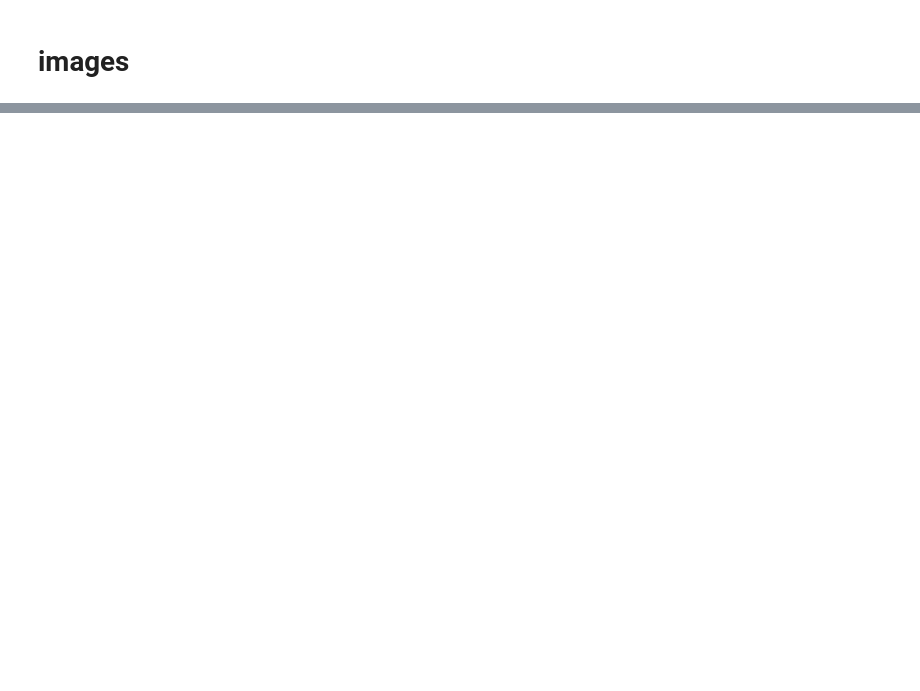
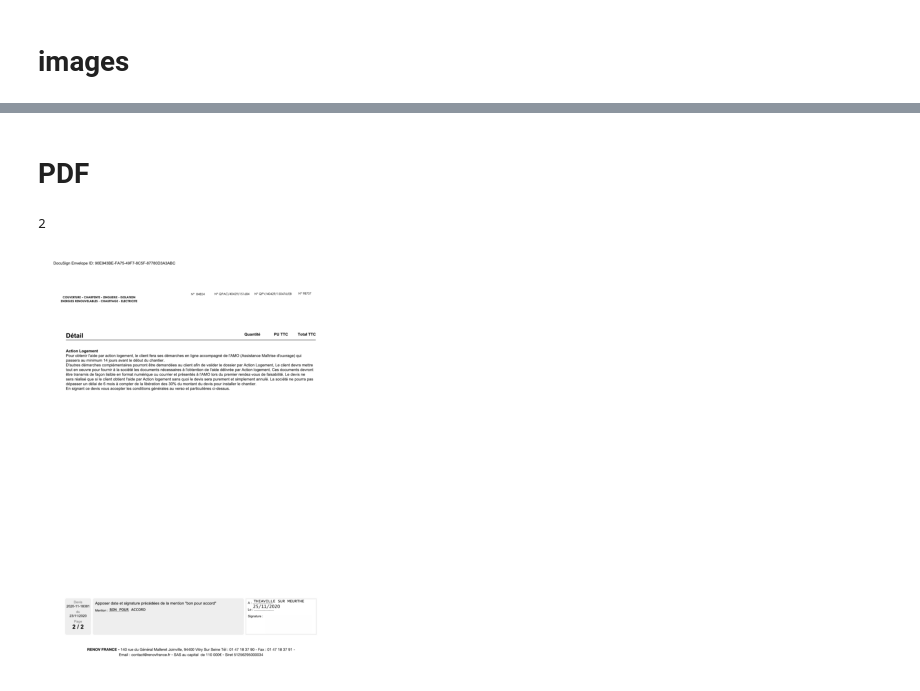
Before and after one commit to EnzoSeason/signature_detection, a Jupyter notebook: lab/dev.ipynb, the cells around one changed output, grey strips where cells are left out. Saved outputs shown, nothing was run; the diff lists cells and outputs as text; code cells hidden in the pictures; blank space fills up the shorter version.

```diff
--- a/lab/dev.ipynb
+++ b/lab/dev.ipynb
@@ -161,3 +169,14 @@ def draw_regions(img, regions):
         crop.save(cwd + '/data/output/signed_image_region_{}.jpeg'.format(key), 'JPEG')
 # %%
 draw_regions(img, regions)
+# %% [markdown]
+# PDF
+# %%
+images = fileToImages('./data/input/signed_file.pdf')
+print(len(images))
+# %% [output]
+2
+# %%
+show_image(images[1])
+# %% [output]
+[figure, added]
```
Also changed, not shown: parts of 9 cells of this notebook, 18 other files.
